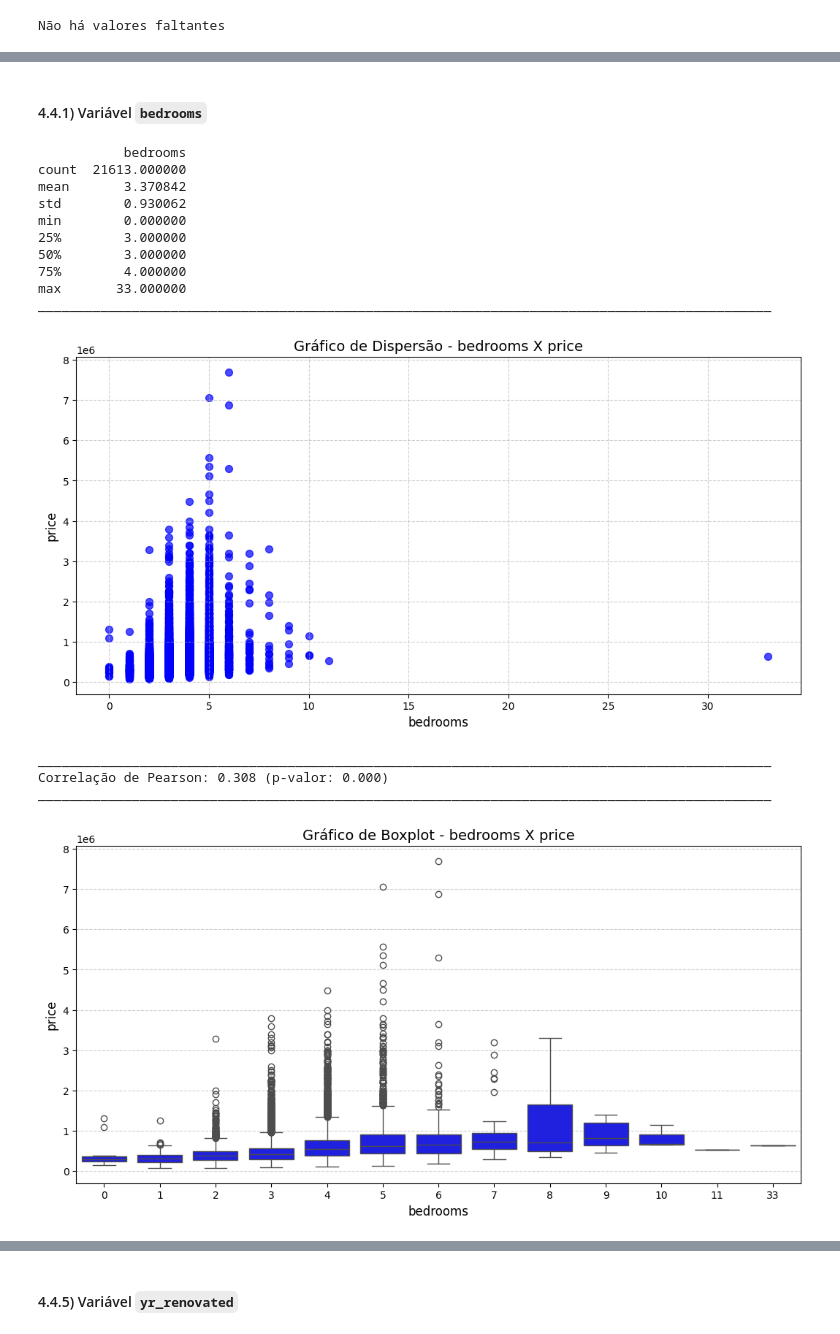
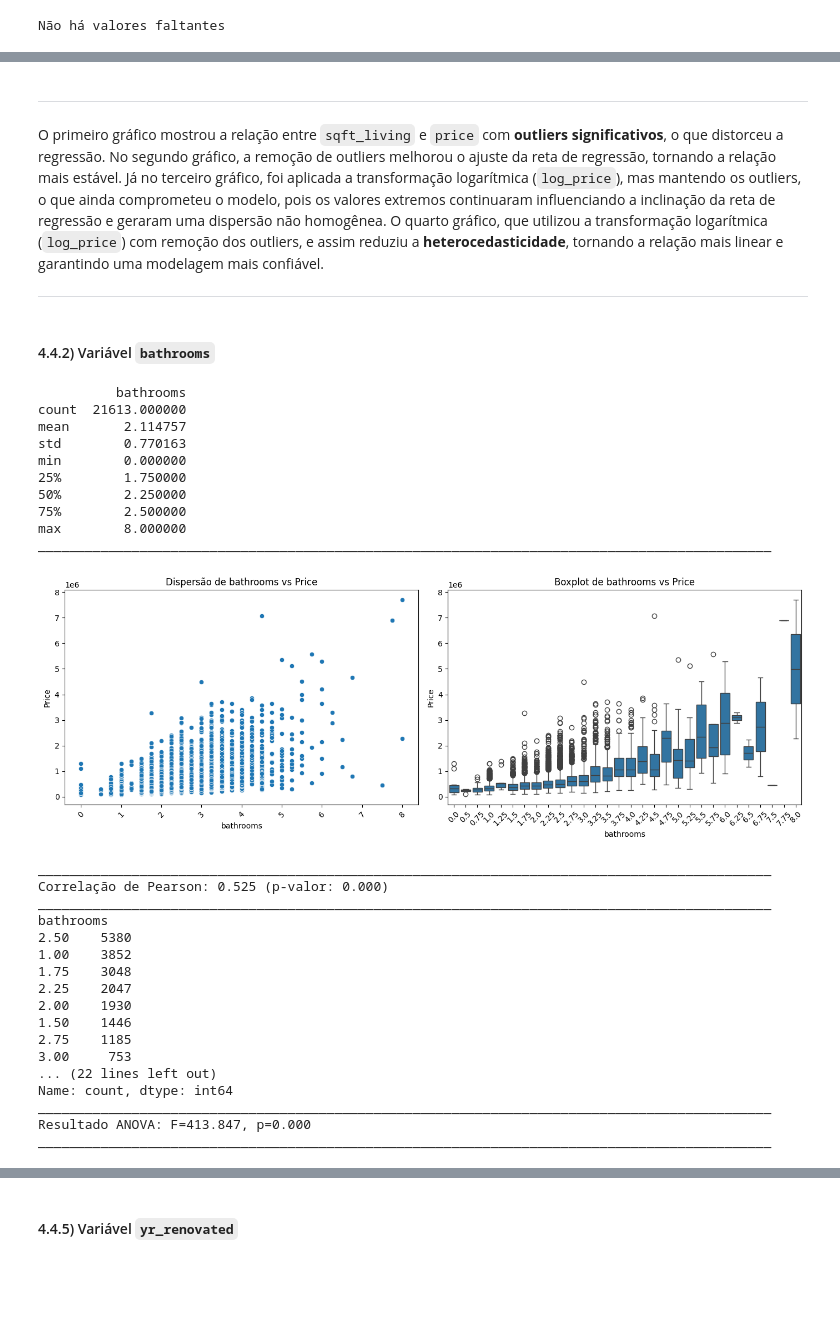
Before and after one commit to aqcorreia/AEDI, a Jupyter notebook: Prova/Prova_Questao01.ipynb, the cells around one changed output, grey strips where cells are left out. Saved outputs shown, nothing was run; the diff lists cells and outputs as text; code cells hidden in the pictures; blank space fills up the shorter version.

```diff
--- a/Prova/Prova_Questao01.ipynb
+++ b/Prova/Prova_Questao01.ipynb
@@ -434,6 +597,7 @@ Index(['id', 'date', 'price', 'bedrooms', 'bathrooms', 'sqft_living',
 # %%
 # Criar um novo DataFrame sem a coluna 'date'
 house_sales_data_01 = house_sales_data.drop(columns=['date'])
+house_sales_data_01 = house_sales_data_01.drop(columns=['id'])
 
 house_sales_data_01.head()
 # %% [output]
@@ -468,0 +635,17 @@ Não há valores faltantes
+# %%
+# Cria a coluna log_price
+house_sales_data_01['price'] = house_sales_data_01['price'].replace(0, 1)
+house_sales_data_01.loc[:, 'log_price'] = np.log(house_sales_data_01['price'])
+
+colunas_independentes = ['bedrooms', 'bathrooms', 'sqft_living',
+                         'sqft_lot', 'floors', 'waterfront', 'view', 'condition', 'grade',
+                         'sqft_above', 'sqft_basement', 'yr_built', 'yr_renovated', 'zipcode',
+                         'lat', 'long', 'sqft_living15', 'sqft_lot15']
+
+colunas_dependentes = ['price', 'log_price']  # Lista com múltiplas colunas dependentes
+
+# Criando o DataFrame normalizado
+house_sales_data_01_normalizado = criar_dataframe_normalizado(house_sales_data_01, colunas_independentes, colunas_dependentes)
+
+# Visualizando as primeiras linhas
+house_sales_data_01_normalizado.head()
@@ -506,20 +723,40 @@ Para as demais variáveis, serão consideradas para análise todas que possuem V
+# %% [markdown]
+---
+
+O primeiro gráfico mostrou a relação entre `sqft_living` e `price` com **outliers significativos**, o que distorceu a regressão. No segundo gráfico, a remoção de outliers melhorou o ajuste da reta de regressão, tornando a relação mais estável. Já no terceiro gráfico, foi aplicada a transformação logarítmica (`log_price`), mas mantendo os outliers, o que ainda comprometeu o modelo, pois os valores extremos continuaram influenciando a inclinação da reta de regressão e geraram uma dispersão não homogênea. O quarto gráfico, que utilizou a transformação logarítmica (`log_price`) com remoção dos outliers, e assim reduziu a **heterocedasticidade**, tornando a relação mais linear e garantindo uma modelagem mais confiável.
+
+
+---
 # %% [markdown]
-#### 4.4.1) Variável `bedrooms`
+#### 4.4.2) Variável `bathrooms`
 # %%
-analise_variavel_categorica(house_sales_data_01, 'bedrooms')
+analise_variavel_categorica(house_sales_data_01, 'bathrooms')
 # %% [output]
-           bedrooms
+          bathrooms
 count  21613.000000
-mean       3.370842
-std        0.930062
+mean       2.114757
+std        0.770163
 min        0.000000
-25%        3.000000
-50%        3.000000
-75%        4.000000
-max       33.000000
+25%        1.750000
+50%        2.250000
+75%        2.500000
+max        8.000000
 ______________________________________________________________________________________________
-[figure, old version]
+[figure, new version]
 ______________________________________________________________________________________________
-Correlação de Pearson: 0.308 (p-valor: 0.000)
+Correlação de Pearson: 0.525 (p-valor: 0.000)
 ______________________________________________________________________________________________
+bathrooms
+2.50    5380
+1.00    3852
+1.75    3048
+2.25    2047
+2.00    1930
+1.50    1446
+2.75    1185
+3.00     753
+... (22 lines left out)
+Name: count, dtype: int64
+______________________________________________________________________________________________
+Resultado ANOVA: F=413.847, p=0.000
+______________________________________________________________________________________________
-[figure, removed]
```
Also changed, not shown: parts of 82 cells of this notebook, 3 other files.
